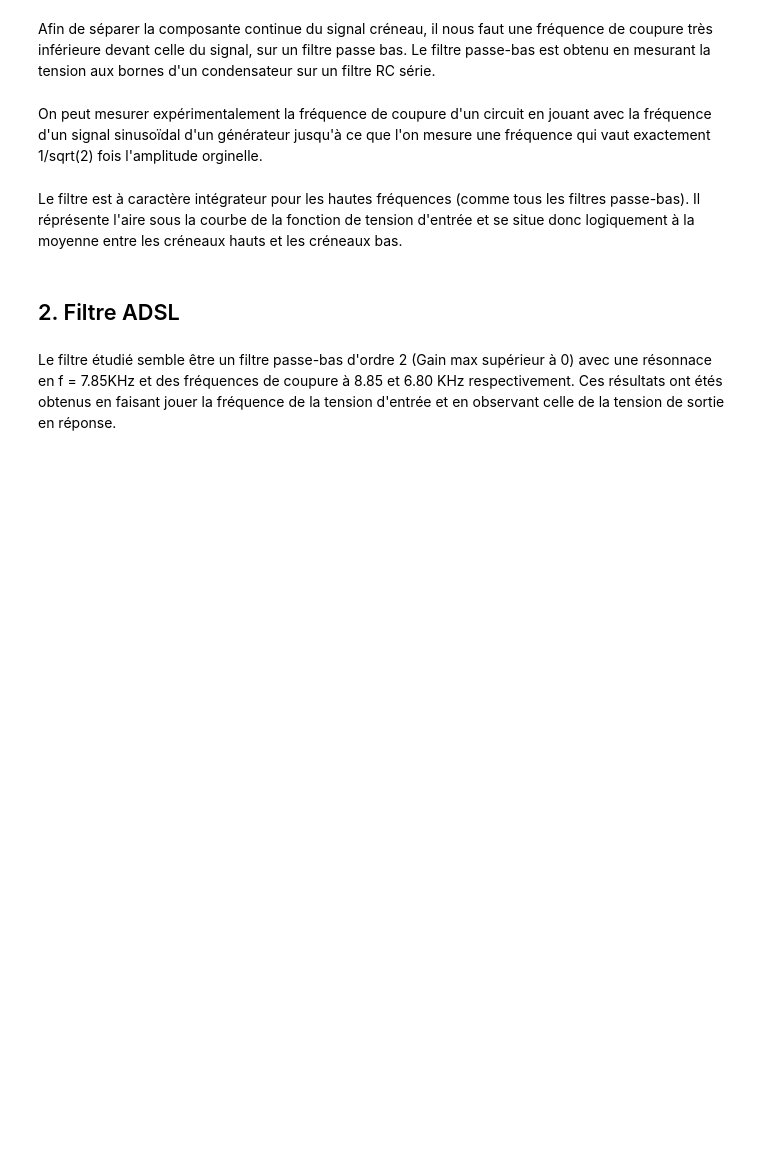
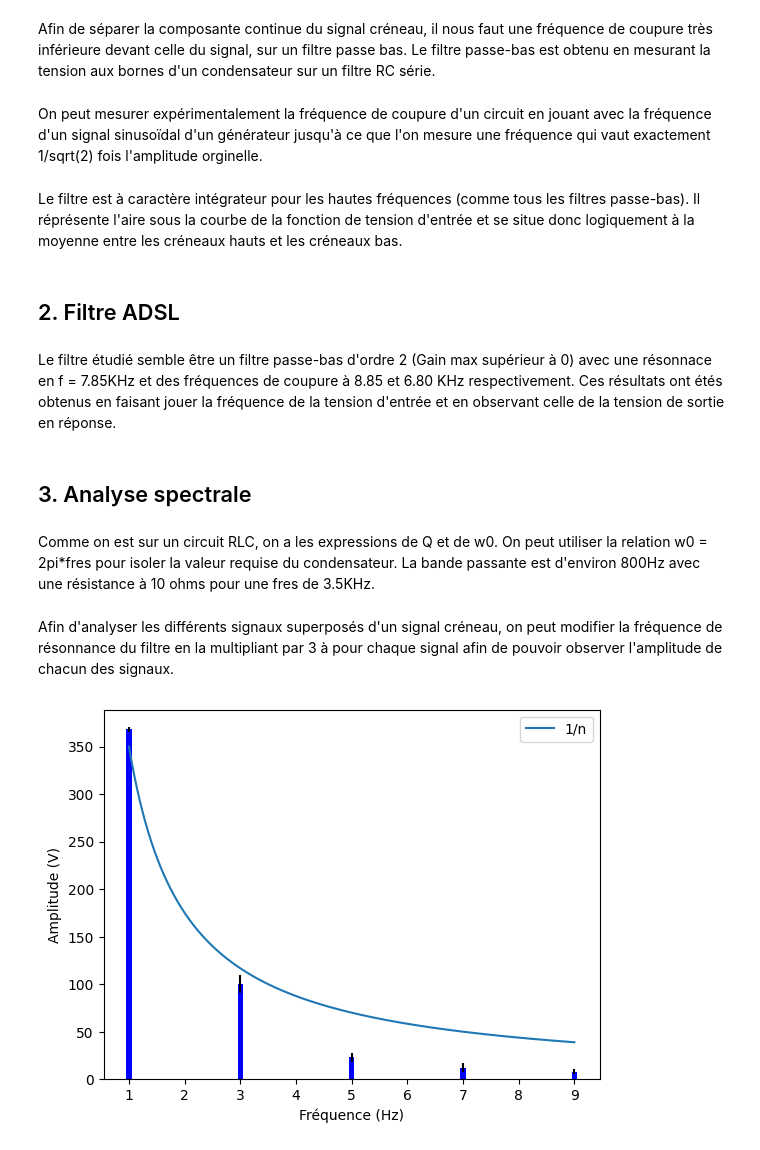
Before and after one commit to PoserCanary/TP-Physique, a Jupyter notebook: TP14 Filtrage.ipynb, the cells around one changed output. Drawn from its saved outputs; the diff is of its cells as text; code cells hidden in the pictures; blank space fills up the shorter version.

```diff
--- a/TP14 Filtrage.ipynb
+++ b/TP14 Filtrage.ipynb
@@ -19,3 +19,25 @@ Le filtre est à caractère intégrateur pour les hautes fréquences (comme tous
 ## 2. Filtre ADSL
 # %% [markdown]
 Le filtre étudié semble être un filtre passe-bas d'ordre 2 (Gain max supérieur à 0) avec une résonnace en f = 7.85KHz et des fréquences de coupure à 8.85 et 6.80 KHz respectivement. Ces résultats ont étés obtenus en faisant jouer la fréquence de la tension d'entrée et en observant celle de la tension de sortie en réponse.
+# %% [markdown]
+## 3. Analyse spectrale
+# %% [markdown]
+Comme on est sur un circuit RLC, on a les expressions de Q et de w0. On peut utiliser la relation w0 = 2pi*fres pour isoler la valeur requise du condensateur. La bande passante est d'environ 800Hz avec une résistance à 10 ohms pour une fres de 3.5KHz.
+# %% [markdown]
+Afin d'analyser les différents signaux superposés d'un signal créneau, on peut modifier la fréquence de résonnance du filtre en la multipliant par 3 à pour chaque signal afin de pouvoir observer l'amplitude de chacun des signaux.
+# %%
+t = [1, 3, 5, 7, 9]
+A = [368, 100, 23, 12, 8]
+incertitudes = [x / sqrt(3) for x in [4, 16, 8, 8, 4]]
+ts = np.linspace(1, 9, 1000)
+
+plt.ylabel('Amplitude (V)')
+plt.xlabel('Fréquence (Hz)')
+
+plt.plot(ts, [350 / t0 for t0 in ts], label = '1/n')
+plt.bar(t, A, .1, color = 'blue', yerr = incertitudes)
+
+plt.legend()
+plt.show()
+# %% [output]
+[figure, added]
```
Also changed, not shown: parts of 3 cells of this notebook.
